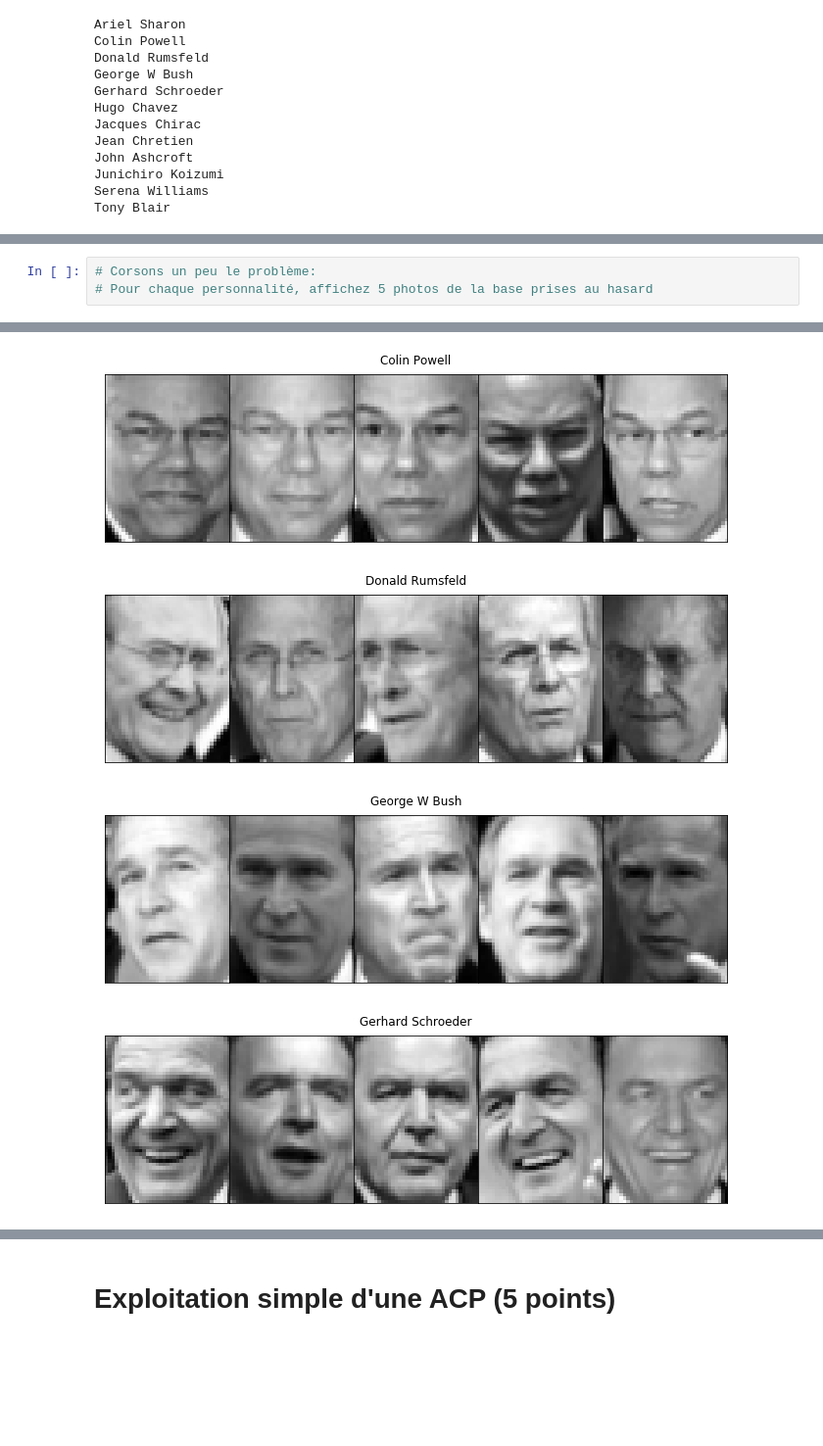
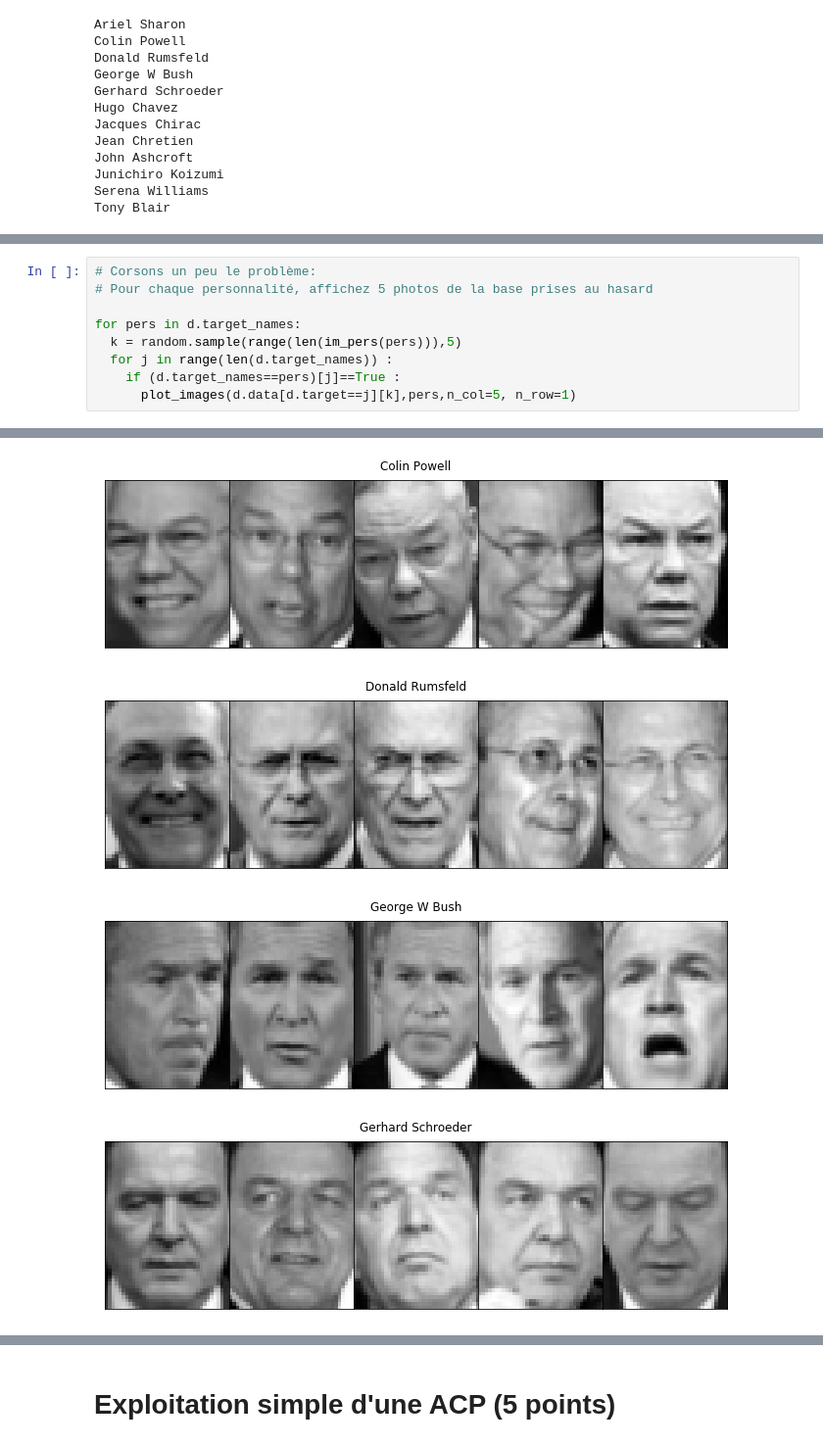
Before and after one commit to campusplage/compte-rendus-calmdown, a Jupyter notebook: TP2_sklearn.ipynb, the cells around one changed output, grey strips where cells are left out. Shown at 98% size. Cells and saved outputs as stored; diff of their text form; blank space fills up the shorter version.

```diff
--- a/TP2_sklearn.ipynb
+++ b/TP2_sklearn.ipynb
@@ -276,4 +257,10 @@ for (i, name) in enumerate(d.target_names):
 # %%
 # Corsons un peu le problème:
 # Pour chaque personnalité, affichez 5 photos de la base prises au hasard
+
+for pers in d.target_names:
+  k = random.sample(range(len(im_pers(pers))),5)
+  for j in range(len(d.target_names)) :
+    if (d.target_names==pers)[j]==True :
+      plot_images(d.data[d.target==j][k],pers,n_col=5, n_row=1)
 # %% [output]
@@ -281,4 +268,4 @@ for (i, name) in enumerate(d.target_names):
-[figure, old version]
+[figure, new version]
-[figure, old version]
+[figure, new version]
-[figure, old version]
+[figure, new version]
-[figure, old version]
+[figure, new version]
```
Also changed, not shown: parts of 26 cells of this notebook.
